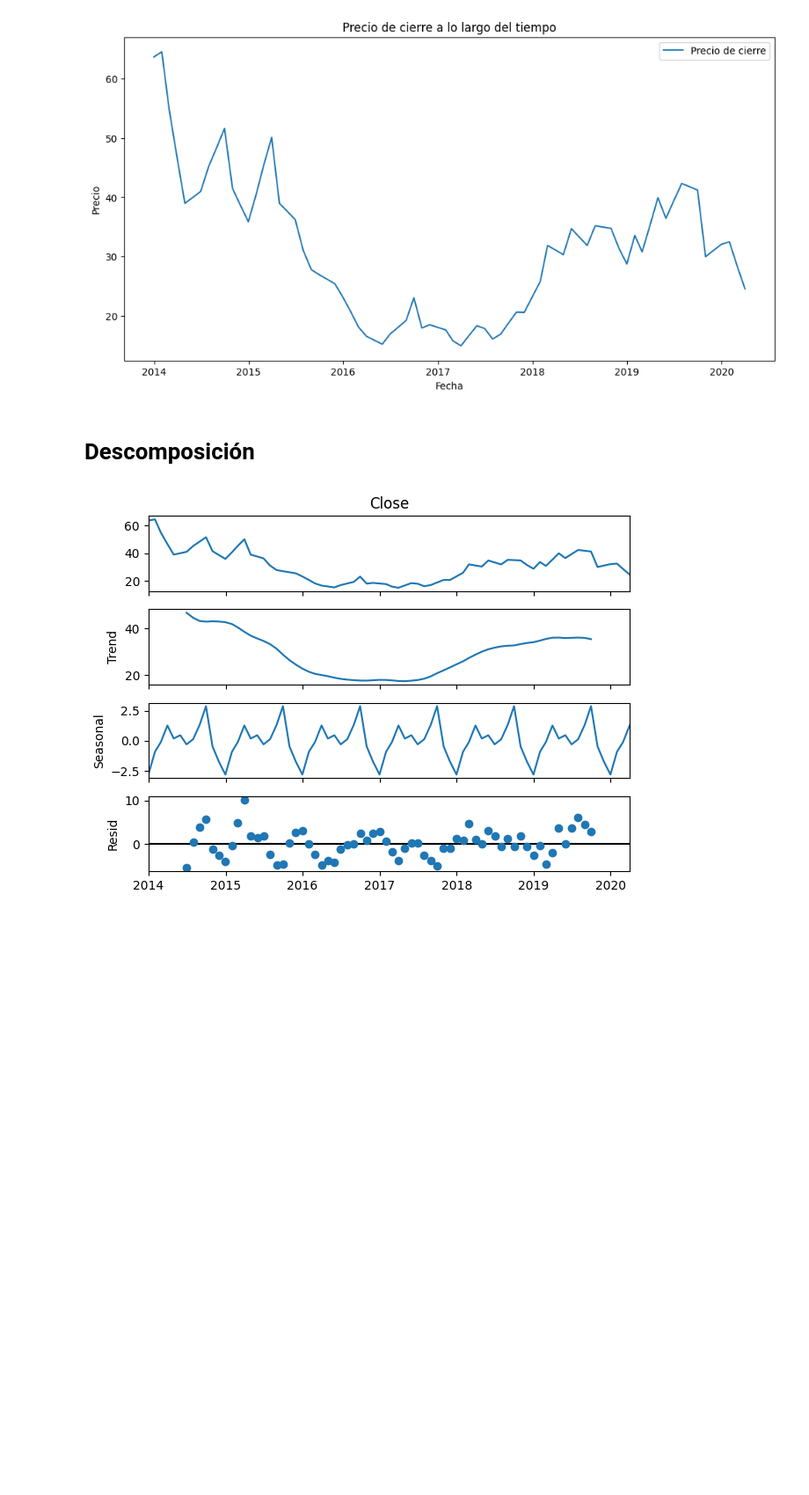
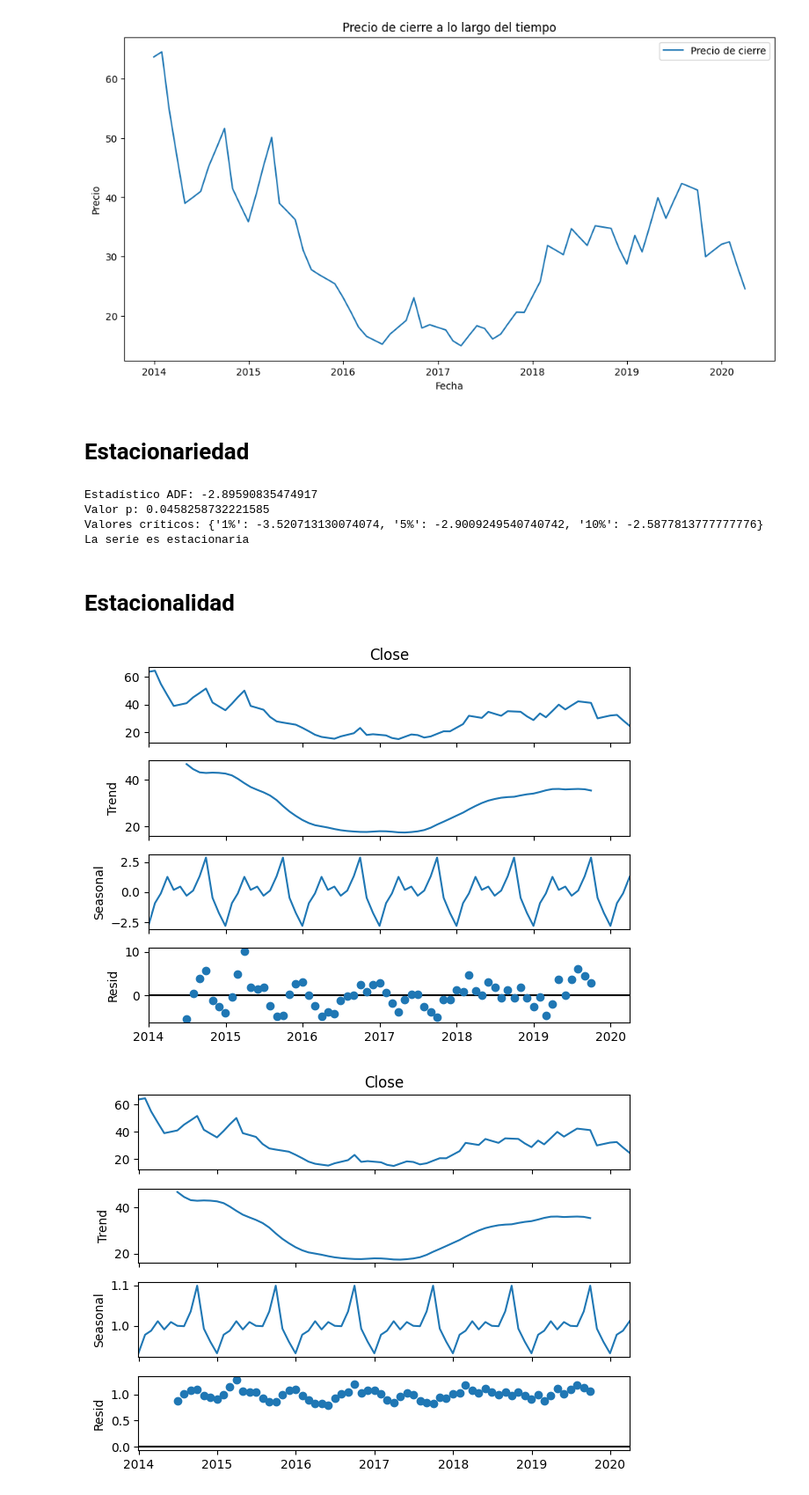
Before and after one commit to stevenjse/Series-Temporales, a Jupyter notebook: series.ipynb, the cells around one changed output. Shown: that part at 88% size. Drawn from its saved outputs; the diff is of its cells as text; code cells hidden in the pictures; blank space fills up the shorter version.

```diff
--- a/series.ipynb
+++ b/series.ipynb
@@ -63,14 +93,41 @@ plt.legend()
 plt.show()
 # %% [output]
 [figure]
-# %% [markdown]
-# Descomposición
+# %% [markdown]
+# Estacionariedad
+# %%
+from statsmodels.tsa.stattools import adfuller
+
+# Prueba de Dickey-Fuller
+result = adfuller(df['Close'].dropna())
+print('Estadístico ADF:', result[0])
+print('Valor p:', result[1])
+print('Valores críticos:', result[4])
+
+if result[1] <= 0.05:
+    print('La serie es estacionaria')
+elif result[0] > result[4]['5%']:
+    print('La serie es no estacionaria')
+else:
+    print('La serie no es estacionaria')
+# %% [output]
+Estadístico ADF: -2.89590835474917
+Valor p: 0.0458258732221585
+Valores críticos: {'1%': -3.520713130074074, '5%': -2.9009249540740742, '10%': -2.5877813777777776}
+La serie es estacionaria
+# %% [markdown]
+# Estacionalidad
 # %%
 from statsmodels.tsa.seasonal import seasonal_decompose
 
 # Descomposición de la serie temporal
 result = seasonal_decompose(df['Close'].dropna(), model='additive')
 result.plot()
 plt.show()
+
+result = seasonal_decompose(df['Close'].dropna(), model='multiplicative')
+result.plot()
+plt.show()
 # %% [output]
 [figure]
+[figure, added]
```
Also changed, not shown: parts of 7 cells of this notebook, 2 other files.
